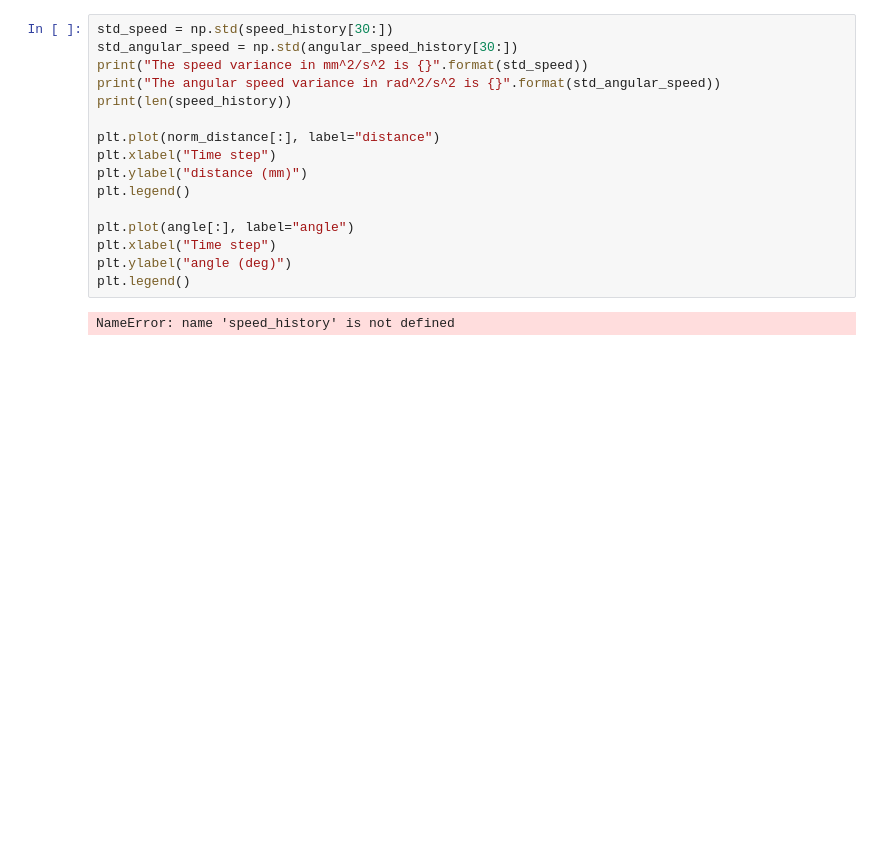
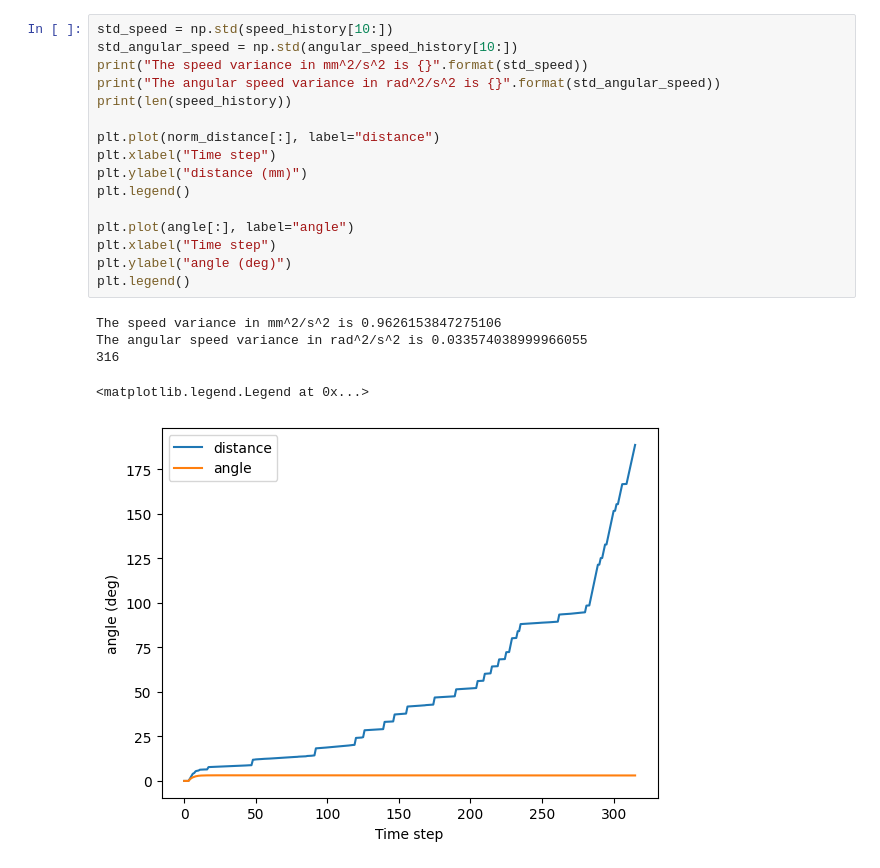
Before and after one commit to einsetumadur/MobileRoboticsG16, a Jupyter notebook: main_filtering.ipynb, the cells around one changed output. Saved outputs shown, nothing was run; the diff lists cells and outputs as text; blank space fills up the shorter version.

```diff
--- a/main_filtering.ipynb
+++ b/main_filtering.ipynb
@@ -66,18 +88,22 @@ await node.set_variables(ln.motors(0, 0))
 # %%
-std_speed = np.std(speed_history[30:])
-std_angular_speed = np.std(angular_speed_history[30:])
+std_speed = np.std(speed_history[10:])
+std_angular_speed = np.std(angular_speed_history[10:])
 print("The speed variance in mm^2/s^2 is {}".format(std_speed))
 print("The angular speed variance in rad^2/s^2 is {}".format(std_angular_speed))
 print(len(speed_history))
 
 plt.plot(norm_distance[:], label="distance")
 plt.xlabel("Time step")
 plt.ylabel("distance (mm)")
 plt.legend()
 
 plt.plot(angle[:], label="angle")
 plt.xlabel("Time step")
 plt.ylabel("angle (deg)")
 plt.legend()
 # %% [output]
-NameError: name 'speed_history' is not defined
+The speed variance in mm^2/s^2 is 0.9626153847275106
+The angular speed variance in rad^2/s^2 is 0.033574038999966055
+316
+<matplotlib.legend.Legend at 0x...>
+[figure, added]
```
Also changed, not shown: parts of 4 cells of this notebook, 2 other files.
